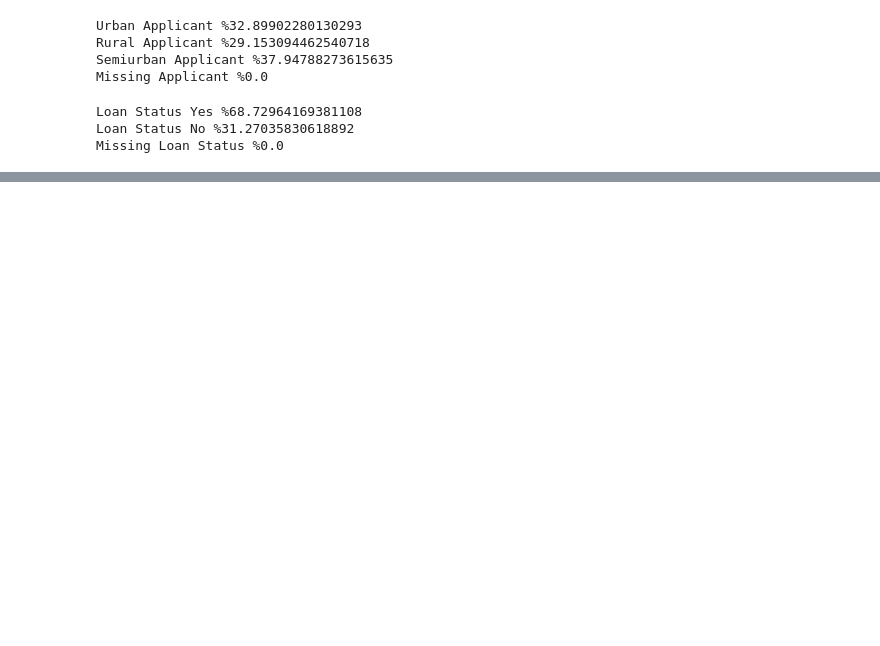
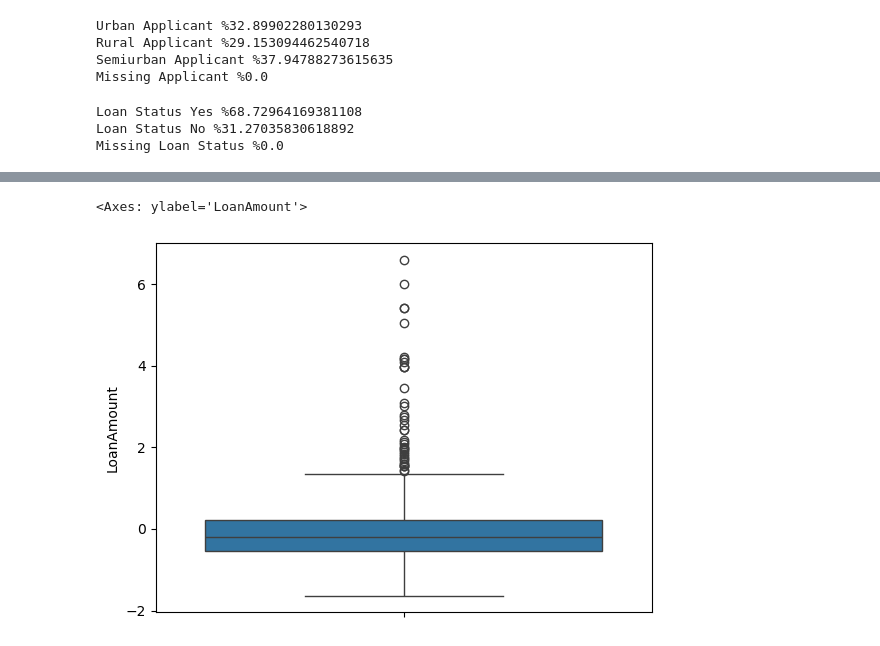
Before and after one commit to ShreyX124/Loan-Repo, a Jupyter notebook: First.ipynb, the cells around one changed output, grey strips where cells are left out. Drawn from its saved outputs; the diff is of its cells as text; code cells hidden in the pictures; blank space fills up the shorter version.

```diff
--- a/First.ipynb
+++ b/First.ipynb
@@ -134,0 +186,15 @@ Missing Loan Status %0.0
+# %%
+df['Loan_Status'] = df['Loan_Status'].map({'Y': 1, 'N': 0})
+# %%
+from sklearn.preprocessing import StandardScaler
+scaler = StandardScaler()
+df[['LoanAmount', 'Loan_Amount_Term']] = scaler.fit_transform(df[['LoanAmount', 'Loan_Amount_Term']])
+# %%
+df.drop_duplicates(inplace=True)
+# %%
+df.drop(columns=['Loan_ID'], inplace=True)
+# %%
+sns.boxplot(df['LoanAmount'])
+# %% [output]
+<Axes: ylabel='LoanAmount'>
+[figure, added]
```
Also changed, not shown: parts of 7 cells of this notebook, 8 other files.
